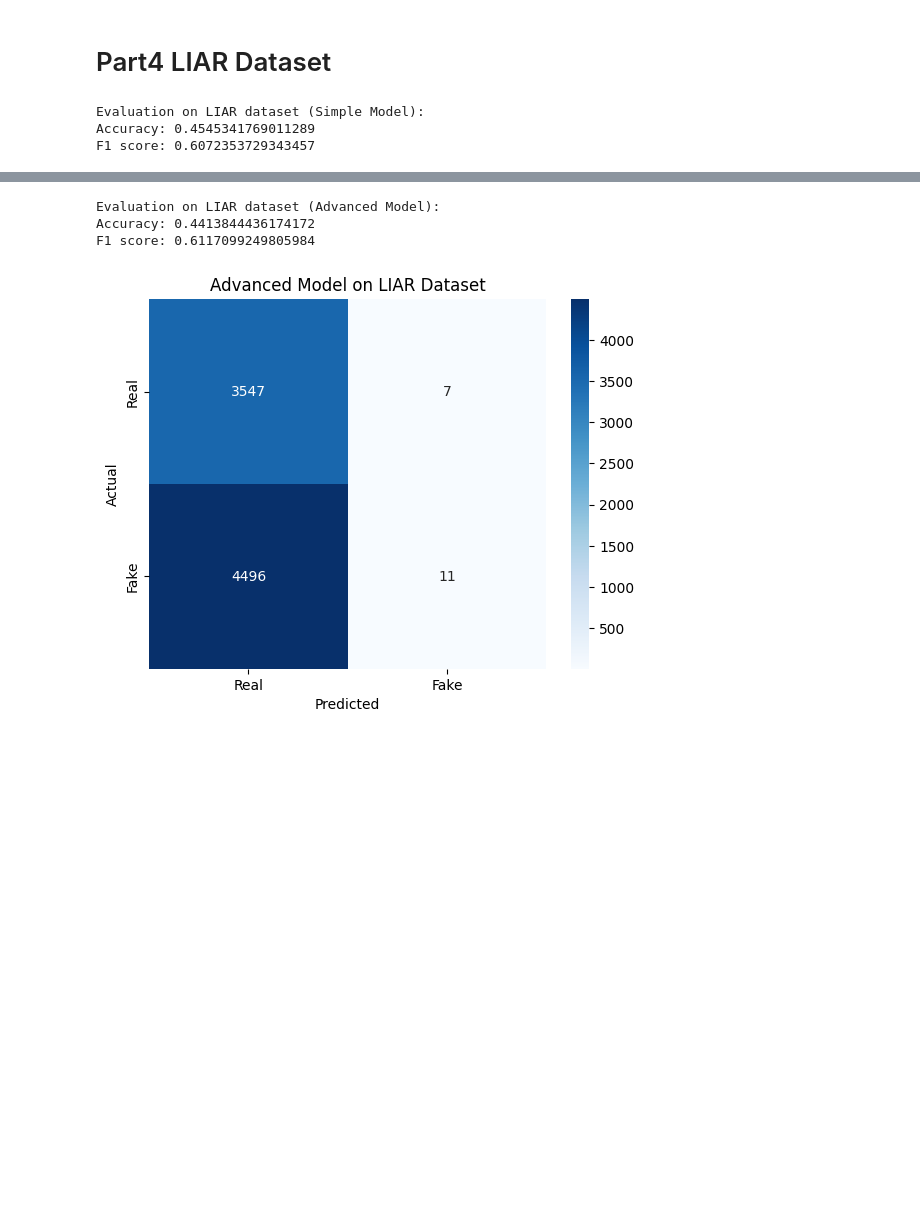
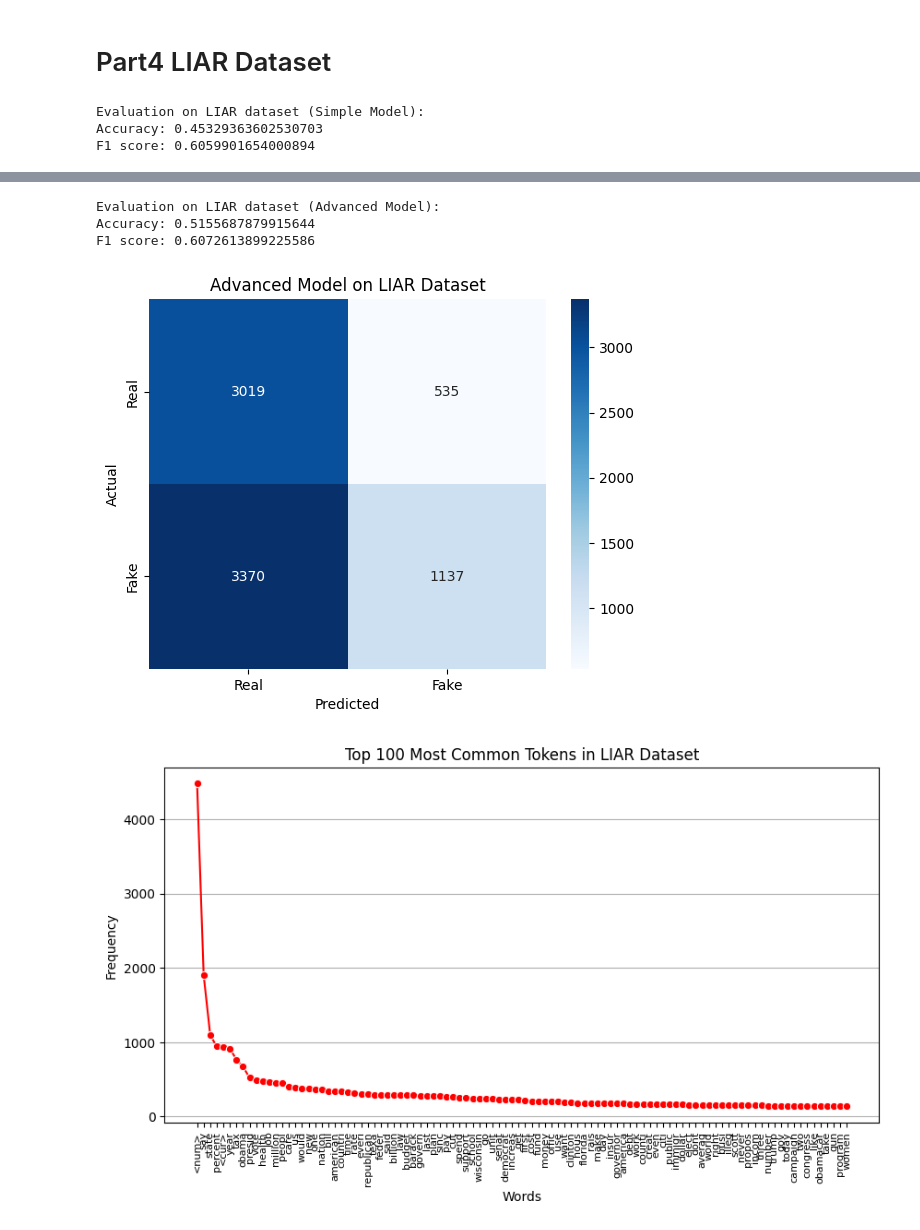
Before and after one commit to Feros47/GDS-Exam, a Jupyter notebook: fake-news.ipynb, the cells around one changed output, grey strips where cells are left out. Drawn from its saved outputs; the diff is of its cells as text; code cells hidden in the pictures; blank space fills up the shorter version.

```diff
--- a/fake-news.ipynb
+++ b/fake-news.ipynb
@@ -674,6 +688,7 @@ F1 score: 0.9373479028486902
 # %% [markdown]
 # Part4 LIAR Dataset
 # %%
+
 # Load LIAR dataset splits and concatenate them
 liar_train = pd.read_csv('Datasets/train.tsv', sep='\t', header=None)
 liar_val   = pd.read_csv('Datasets/valid.tsv', sep='\t', header=None)
@@ -681,7 +696,7 @@ liar_test  = pd.read_csv('Datasets/test.tsv', sep='\t', header=None)
 liar_df = pd.concat([liar_train, liar_val, liar_test], ignore_index=True)
 
 # Process the LIAR dataset (assume column 2 contains text)
-liar_df[3] = liar_df[2].apply(clean_text)
+liar_df[2] = liar_df[2].apply(clean_text)
 liar_df[2] = liar_df[2].apply(tokenizer.tokenize)
 liar_df[2] = liar_df[2].apply(rmv_stopwords)
 liar_df[2] = liar_df[2].apply(stem_tokens)
@@ -702,37 +717,38 @@ liar_bow_pipeline = Pipeline([
 # For combined features, create for content and title (here we use only column 2 as text)
 liar_features = liar_df[2]
 y_liar = liar_df[1]
 
 tfidf_pipeline_simple = load("models/bow_pipeline_content.joblib")
 liar_tfidf = tfidf_pipeline_simple.transform(liar_features)
 simple_model_loaded = load("models/simple_model_content.joblib")
 simple_pred_liar = simple_model_loaded.predict(liar_tfidf)
 
 print("\nEvaluation on LIAR dataset (Simple Model):")
 print("Accuracy:", metrics.accuracy_score(y_liar, simple_pred_liar))
 print("F1 score:", metrics.f1_score(y_liar, simple_pred_liar))
 make_confusion_matrix(y_liar, simple_pred_liar, "Simple Model on LIAR Dataset")
 
 # Load the saved TF-IDF pipeline that was used for training the advanced model
-tfidf_pipeline_2gram = load("models/tfidf_pipeline_2gram.joblib")
+tfidf_pipeline_1gram = load("models/tfidf_pipeline_1gram.joblib")
 
 # Transform the LIAR dataset using the same pipeline
-liar_tfidf = tfidf_pipeline_2gram.transform(liar_features)
+liar_tfidf = tfidf_pipeline_1gram.transform(liar_features)
 
 # Load the advanced model and perform evaluation
 advanced_model_loaded = load("models/gradient_boosting_1gram.joblib")
 advanced_pred_liar = advanced_model_loaded.predict(liar_tfidf)
 
 print("\nEvaluation on LIAR dataset (Advanced Model):")
 print("Accuracy:", metrics.accuracy_score(y_liar, advanced_pred_liar))
 print("F1 score:", metrics.f1_score(y_liar, advanced_pred_liar))
 make_confusion_matrix(y_liar, advanced_pred_liar, "Advanced Model on LIAR Dataset")
 # %% [output]
 Evaluation on LIAR dataset (Simple Model):
-Accuracy: 0.4545341769011289
-F1 score: 0.6072353729343457
+Accuracy: 0.45329363602530703
+F1 score: 0.6059901654000894
 [figure]
 Evaluation on LIAR dataset (Advanced Model):
-Accuracy: 0.4413844436174172
-F1 score: 0.6117099249805984
+Accuracy: 0.5155687879915644
+F1 score: 0.6072613899225586
-[figure, old version]
+[figure, new version]
+[figure, added]
```
Also changed, not shown: parts of 4 cells of this notebook.
